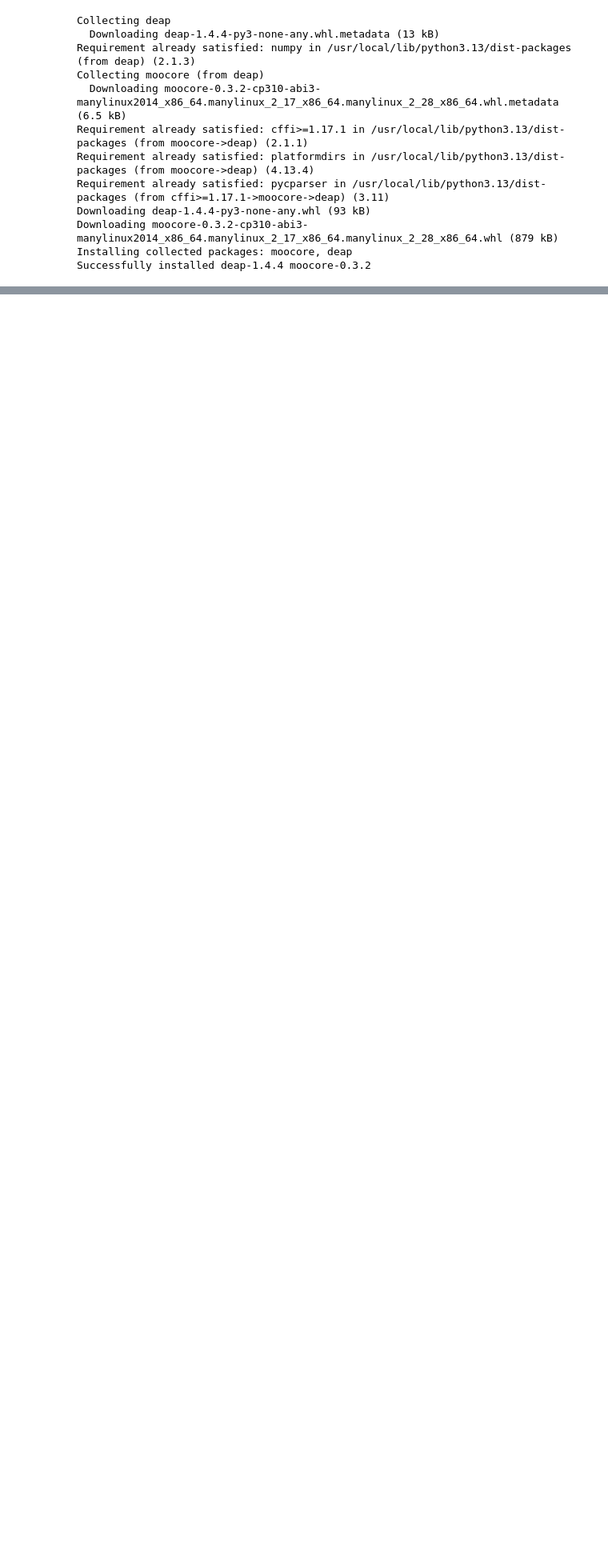
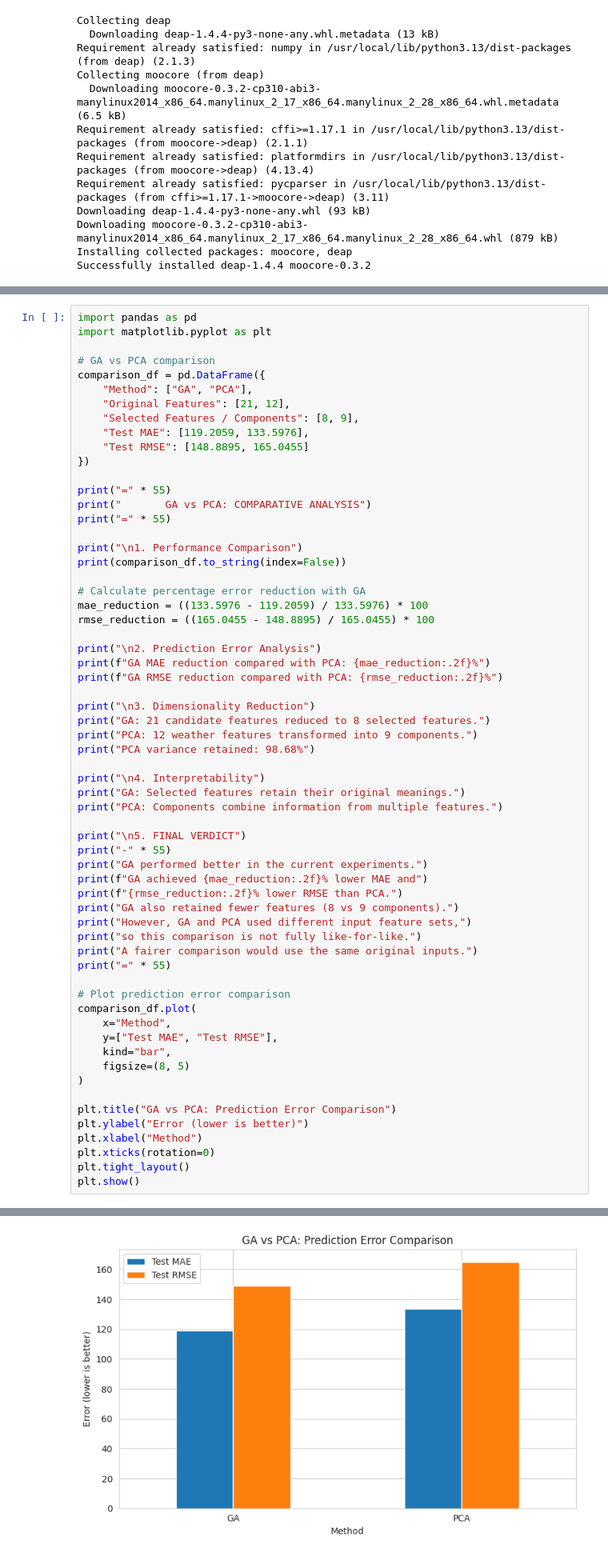
Before and after one commit to Handdyy11/Electricity_load_forecasting, a Jupyter notebook: Electricity_forcasting.ipynb, the cells around one changed output, grey strips where cells are left out. Shown at 80% size. Drawn from its saved outputs; the diff is of its cells as text; blank space fills up the shorter version.

```diff
--- a/Electricity_forcasting.ipynb
+++ b/Electricity_forcasting.ipynb
@@ -1307,0 +1398,63 @@ RMSE: 44.4812
+# %%
+import pandas as pd
+import matplotlib.pyplot as plt
+
+# GA vs PCA comparison
+comparison_df = pd.DataFrame({
+    "Method": ["GA", "PCA"],
+    "Original Features": [21, 12],
+    "Selected Features / Components": [8, 9],
+    "Test MAE": [119.2059, 133.5976],
+    "Test RMSE": [148.8895, 165.0455]
+})
+
+print("=" * 55)
+print("       GA vs PCA: COMPARATIVE ANALYSIS")
+print("=" * 55)
+
+print("\n1. Performance Comparison")
+print(comparison_df.to_string(index=False))
+
+# Calculate percentage error reduction with GA
+mae_reduction = ((133.5976 - 119.2059) / 133.5976) * 100
+rmse_reduction = ((165.0455 - 148.8895) / 165.0455) * 100
+
+print("\n2. Prediction Error Analysis")
+print(f"GA MAE reduction compared with PCA: {mae_reduction:.2f}%")
+print(f"GA RMSE reduction compared with PCA: {rmse_reduction:.2f}%")
+
+print("\n3. Dimensionality Reduction")
+print("GA: 21 candidate features reduced to 8 selected features.")
+print("PCA: 12 weather features transformed into 9 components.")
+print("PCA variance retained: 98.68%")
+
+print("\n4. Interpretability")
+print("GA: Selected features retain their original meanings.")
+print("PCA: Components combine information from multiple features.")
+
+print("\n5. FINAL VERDICT")
+print("-" * 55)
+print("GA performed better in the current experiments.")
+print(f"GA achieved {mae_reduction:.2f}% lower MAE and")
+print(f"{rmse_reduction:.2f}% lower RMSE than PCA.")
+print("GA also retained fewer features (8 vs 9 components).")
+print("However, GA and PCA used different input feature sets,")
+print("so this comparison is not fully like-for-like.")
+print("A fairer comparison would use the same original inputs.")
+print("=" * 55)
+
+# Plot prediction error comparison
+comparison_df.plot(
+    x="Method",
+    y=["Test MAE", "Test RMSE"],
+    kind="bar",
+    figsize=(8, 5)
+)
+
+plt.title("GA vs PCA: Prediction Error Comparison")
+plt.ylabel("Error (lower is better)")
+plt.xlabel("Method")
+plt.xticks(rotation=0)
+plt.tight_layout()
+plt.show()
+# %% [output]
@@ -1308,3 +1478,4 @@ RMSE: 44.4812
+[figure, added]
 # %%
 # Laxmi's Part
 # %%
```
Also changed, not shown: parts of 39 cells of this notebook.
